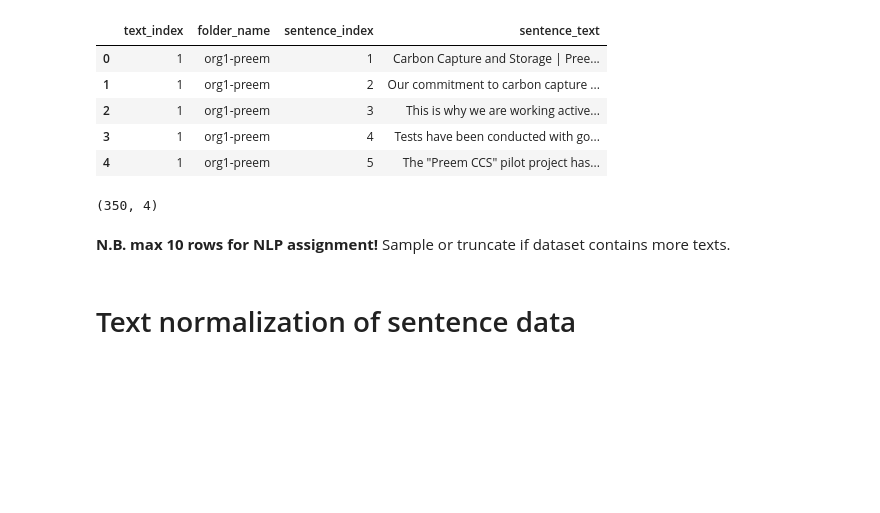
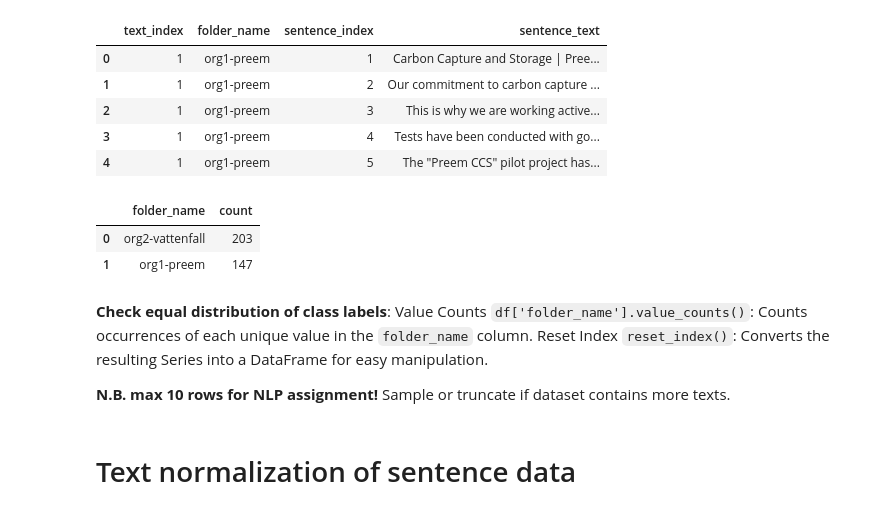
Before and after one commit to cca-cce/osm-cca, a Jupyter notebook: jnb/simm71/nlp3_lecture.ipynb, the cells around one changed output. Cells and saved outputs as stored; diff of their text form; code cells hidden in the pictures; blank space fills up the shorter version.

```diff
--- a/jnb/simm71/nlp3_lecture.ipynb
+++ b/jnb/simm71/nlp3_lecture.ipynb
@@ -42,11 +42,16 @@ df_texts.head()
 | 2 | 1 | org1-preem | 3 | This is why we are working active... |
 | 3 | 1 | org1-preem | 4 | Tests have been conducted with go... |
 | 4 | 1 | org1-preem | 5 | The "Preem CCS" pilot project has... |
-# %%
-df_texts.shape
-# %% [output]
-(350, 4)
+# %%
+# Aggregate and count unique values in the folder_name column
+df_texts['folder_name'].value_counts().reset_index()
+# %% [output]
+|  | folder_name | count |
+| 0 | org2-vattenfall | 203 |
+| 1 | org1-preem | 147 |
 # %% [markdown]
+**Check equal distribution of class labels**: Value Counts `df['folder_name'].value_counts()`: Counts occurrences of each unique value in the `folder_name` column. Reset Index `reset_index()`: Converts the resulting Series into a DataFrame for easy manipulation.
+
 **N.B. max 10 rows for NLP assignment!** Sample or truncate if dataset contains more texts.
 # %% [markdown]
 # Text normalization of sentence data
```
